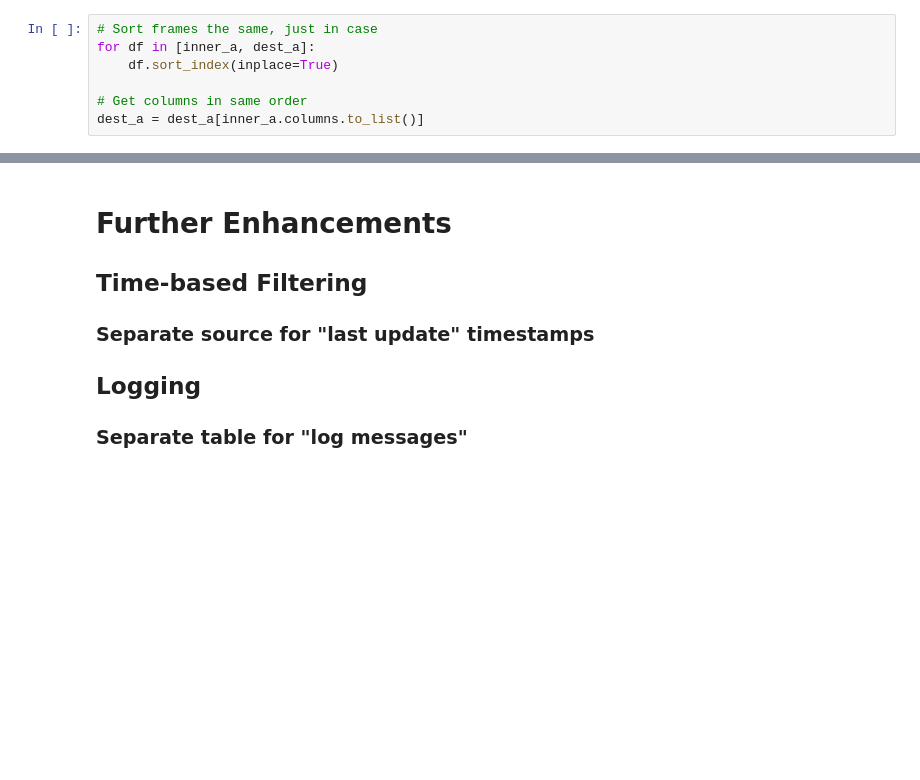
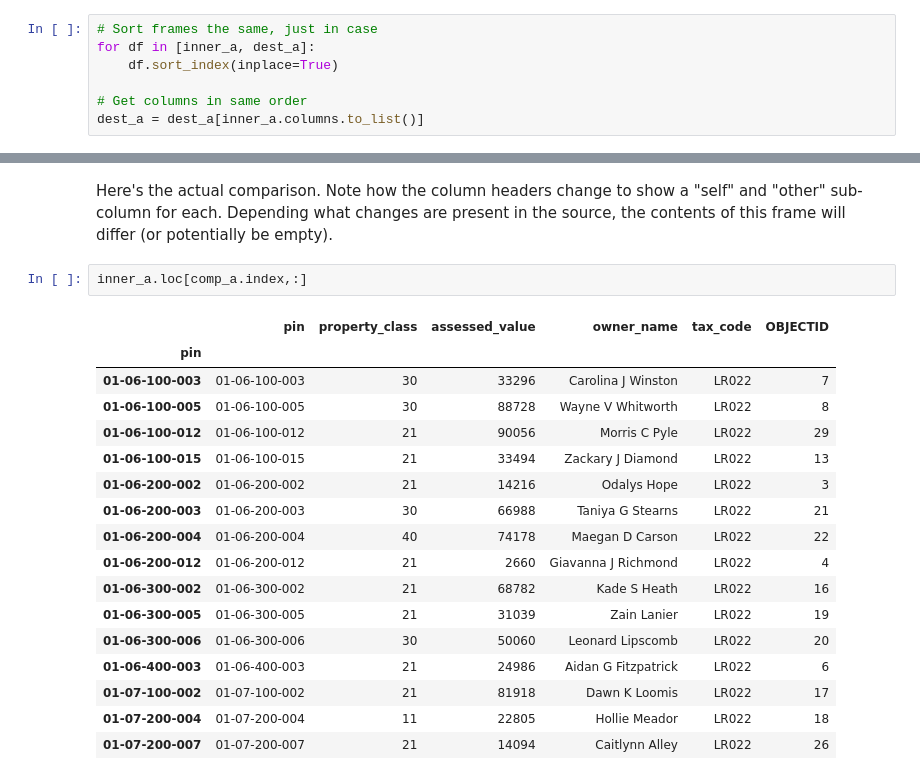
Before and after one commit to jdcarls2/ilgisa-2022, a Jupyter notebook: hosted-copy/hosted-copy.ipynb, the cells around one changed output, grey strips where cells are left out. Cells and saved outputs as stored; diff of their text form; blank space fills up the shorter version.

```diff
--- a/hosted-copy/hosted-copy.ipynb
+++ b/hosted-copy/hosted-copy.ipynb
@@ -438,10 +291,22 @@ f.log_add(f'Finished assessment update script. Execution time: {(time.perf_count
-# %% [markdown]
-# Further Enhancements
-
-## Time-based Filtering
-
-### Separate source for "last update" timestamps
-
-## Logging
-
-### Separate table for "log messages"
+# %% [markdown]
+Here's the actual comparison. Note how the column headers change to show a "self" and "other" sub-column for each. Depending what changes are present in the source, the contents of this frame will differ (or potentially be empty).
+# %%
+inner_a.loc[comp_a.index,:]
+# %% [output]
+|  | pin | property_class | assessed_value | owner_name | tax_code | OBJECTID |
+| pin |  |  |  |  |  |  |
+| 01-06-100-003 | 01-06-100-003 | 30 | 33296 | Carolina J Winston | LR022 | 7 |
+| 01-06-100-005 | 01-06-100-005 | 30 | 88728 | Wayne V Whitworth | LR022 | 8 |
+| 01-06-100-012 | 01-06-100-012 | 21 | 90056 | Morris C Pyle | LR022 | 29 |
+| 01-06-100-015 | 01-06-100-015 | 21 | 33494 | Zackary J Diamond | LR022 | 13 |
+| 01-06-200-002 | 01-06-200-002 | 21 | 14216 | Odalys Hope | LR022 | 3 |
+| 01-06-200-003 | 01-06-200-003 | 30 | 66988 | Taniya G Stearns | LR022 | 21 |
+| 01-06-200-004 | 01-06-200-004 | 40 | 74178 | Maegan D Carson | LR022 | 22 |
+| 01-06-200-012 | 01-06-200-012 | 21 | 2660 | Giavanna J Richmond | LR022 | 4 |
+| 01-06-300-002 | 01-06-300-002 | 21 | 68782 | Kade S Heath | LR022 | 16 |
+| 01-06-300-005 | 01-06-300-005 | 21 | 31039 | Zain Lanier | LR022 | 19 |
+| 01-06-300-006 | 01-06-300-006 | 30 | 50060 | Leonard Lipscomb | LR022 | 20 |
+| 01-06-400-003 | 01-06-400-003 | 21 | 24986 | Aidan G Fitzpatrick | LR022 | 6 |
+| 01-07-100-002 | 01-07-100-002 | 21 | 81918 | Dawn K Loomis | LR022 | 17 |
+| 01-07-200-004 | 01-07-200-004 | 11 | 22805 | Hollie Meador | LR022 | 18 |
+| 01-07-200-007 | 01-07-200-007 | 21 | 14094 | Caitlynn Alley | LR022 | 26 |
```
Also changed, not shown: parts of 50 cells of this notebook.
